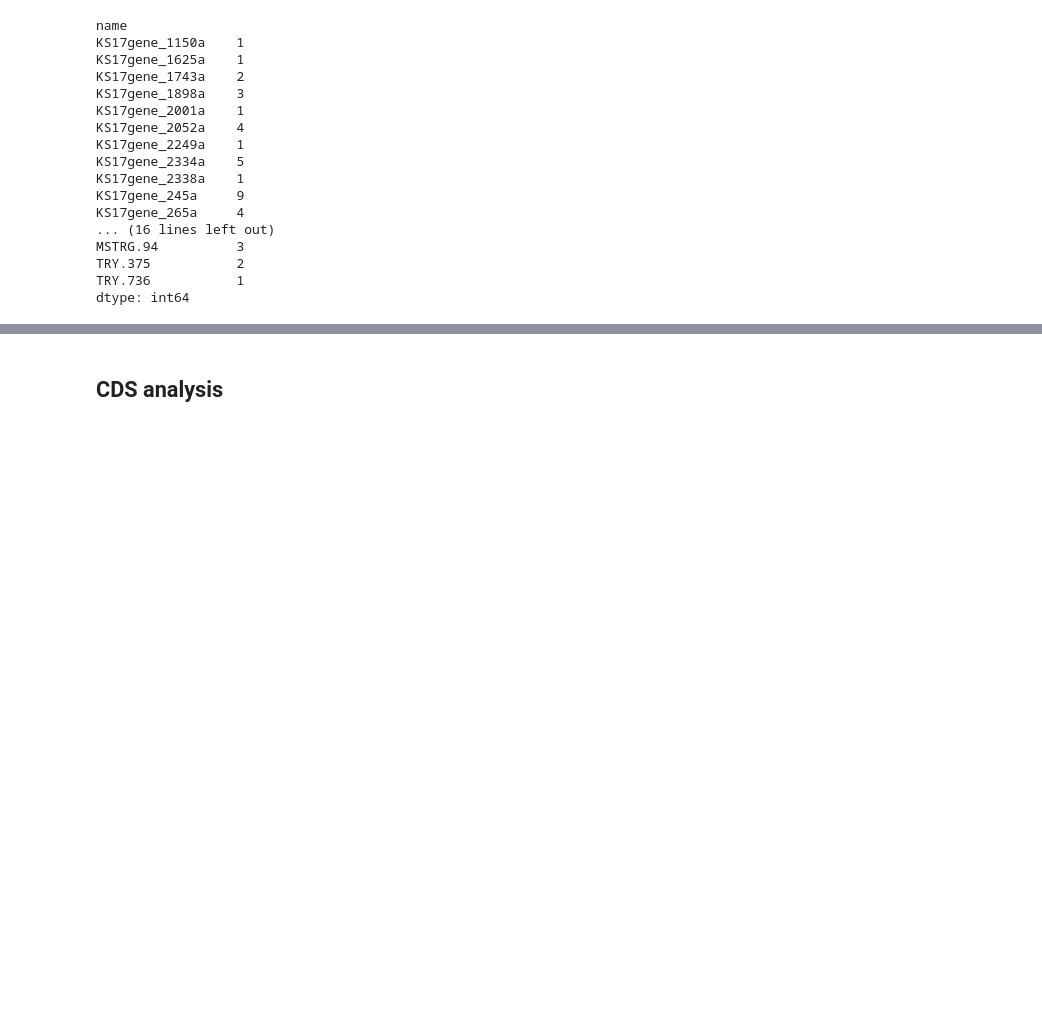
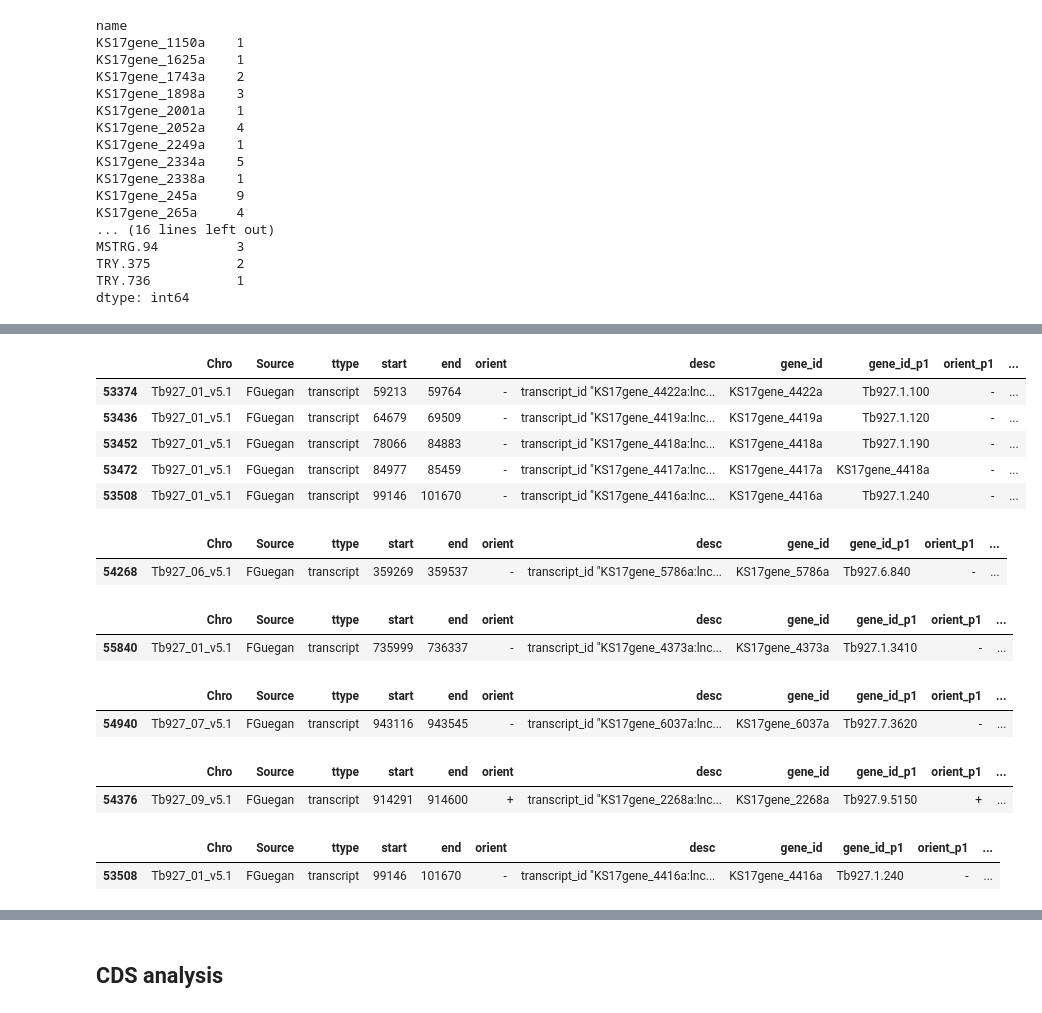
Before and after one commit to mtinti/polysome, a Jupyter notebook: Figures_Paper_def.ipynb, the cells around one changed output, grey strips where cells are left out. Saved outputs shown, nothing was run; the diff lists cells and outputs as text; code cells hidden in the pictures; blank space fills up the shorter version.

```diff
--- a/Figures_Paper_def.ipynb
+++ b/Figures_Paper_def.ipynb
@@ -1740,0 +1662,35 @@ regulatory_df.to_csv('Tables/Table_6.csv')
+# %%
+merge = merge[merge['gene_id'].str.startswith('KS')]
+merge.head()
+# %% [output]
+|  | Chro | Source | ttype | start | end | orient | desc | gene_id | gene_id_p1 | orient_p1 | ... |
+| 53374 | Tb927_01_v5.1 | FGuegan | transcript | 59213 | 59764 | - | transcript_id "KS17gene_4422a:lnc... | KS17gene_4422a | Tb927.1.100 | - | ... |
+| 53436 | Tb927_01_v5.1 | FGuegan | transcript | 64679 | 69509 | - | transcript_id "KS17gene_4419a:lnc... | KS17gene_4419a | Tb927.1.120 | - | ... |
+| 53452 | Tb927_01_v5.1 | FGuegan | transcript | 78066 | 84883 | - | transcript_id "KS17gene_4418a:lnc... | KS17gene_4418a | Tb927.1.190 | - | ... |
+| 53472 | Tb927_01_v5.1 | FGuegan | transcript | 84977 | 85459 | - | transcript_id "KS17gene_4417a:lnc... | KS17gene_4417a | KS17gene_4418a | - | ... |
+| 53508 | Tb927_01_v5.1 | FGuegan | transcript | 99146 | 101670 | - | transcript_id "KS17gene_4416a:lnc... | KS17gene_4416a | Tb927.1.240 | - | ... |
+# %%
+merge[merge.gene_id=='KS17gene_5786a'] # - gene_id_m1
+# %% [output]
+|  | Chro | Source | ttype | start | end | orient | desc | gene_id | gene_id_p1 | orient_p1 | ... |
+| 54268 | Tb927_06_v5.1 | FGuegan | transcript | 359269 | 359537 | - | transcript_id "KS17gene_5786a:lnc... | KS17gene_5786a | Tb927.6.840 | - | ... |
+# %%
+merge[merge.gene_id=='KS17gene_4373a'] # - gene_id_m1
+# %% [output]
+|  | Chro | Source | ttype | start | end | orient | desc | gene_id | gene_id_p1 | orient_p1 | ... |
+| 55840 | Tb927_01_v5.1 | FGuegan | transcript | 735999 | 736337 | - | transcript_id "KS17gene_4373a:lnc... | KS17gene_4373a | Tb927.1.3410 | - | ... |
+# %%
+merge[merge.gene_id=='KS17gene_6037a'] # - gene_id_m1
+# %% [output]
+|  | Chro | Source | ttype | start | end | orient | desc | gene_id | gene_id_p1 | orient_p1 | ... |
+| 54940 | Tb927_07_v5.1 | FGuegan | transcript | 943116 | 943545 | - | transcript_id "KS17gene_6037a:lnc... | KS17gene_6037a | Tb927.7.3620 | - | ... |
+# %%
+merge[merge.gene_id=='KS17gene_2268a'] # + gene_id_p1
+# %% [output]
+|  | Chro | Source | ttype | start | end | orient | desc | gene_id | gene_id_p1 | orient_p1 | ... |
+| 54376 | Tb927_09_v5.1 | FGuegan | transcript | 914291 | 914600 | + | transcript_id "KS17gene_2268a:lnc... | KS17gene_2268a | Tb927.9.5150 | + | ... |
+# %%
+merge[merge.gene_id=='KS17gene_4416a'] -
+# %% [output]
+|  | Chro | Source | ttype | start | end | orient | desc | gene_id | gene_id_p1 | orient_p1 | ... |
+| 53508 | Tb927_01_v5.1 | FGuegan | transcript | 99146 | 101670 | - | transcript_id "KS17gene_4416a:lnc... | KS17gene_4416a | Tb927.1.240 | - | ... |
```
Also changed, not shown: parts of 74 cells of this notebook, 1 other file.
